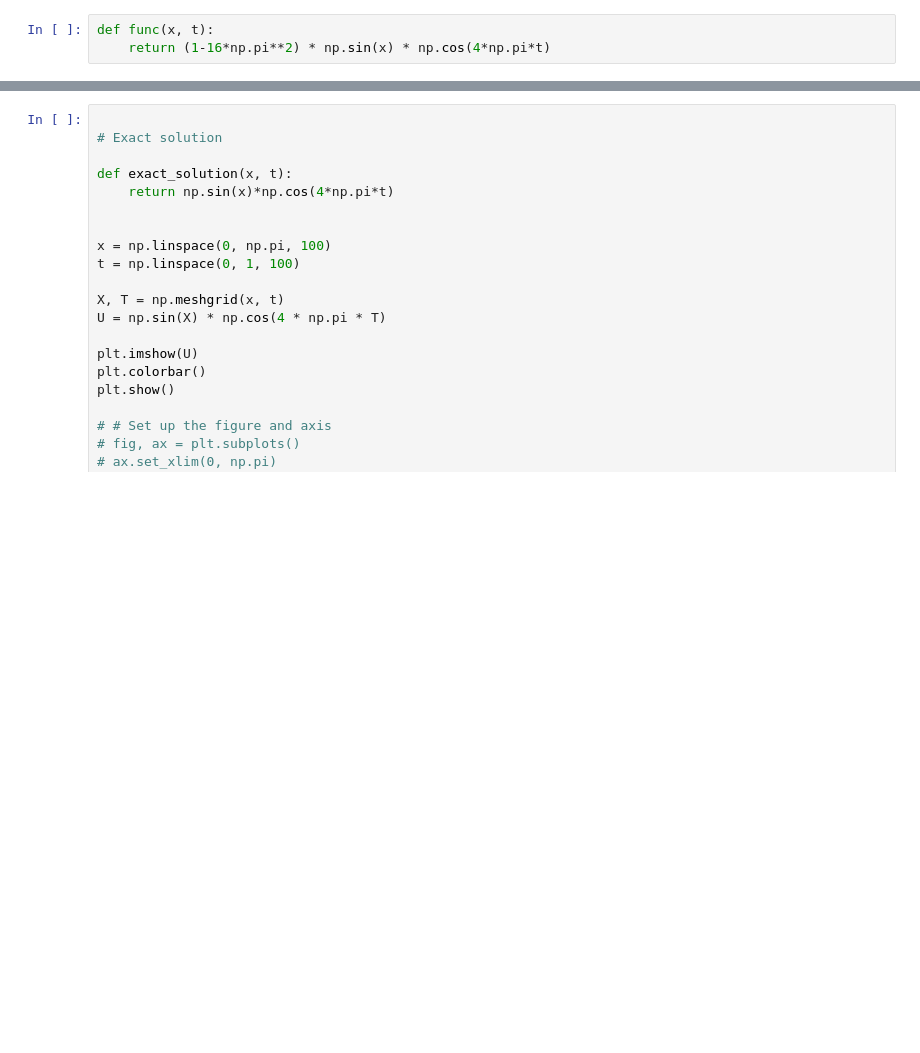
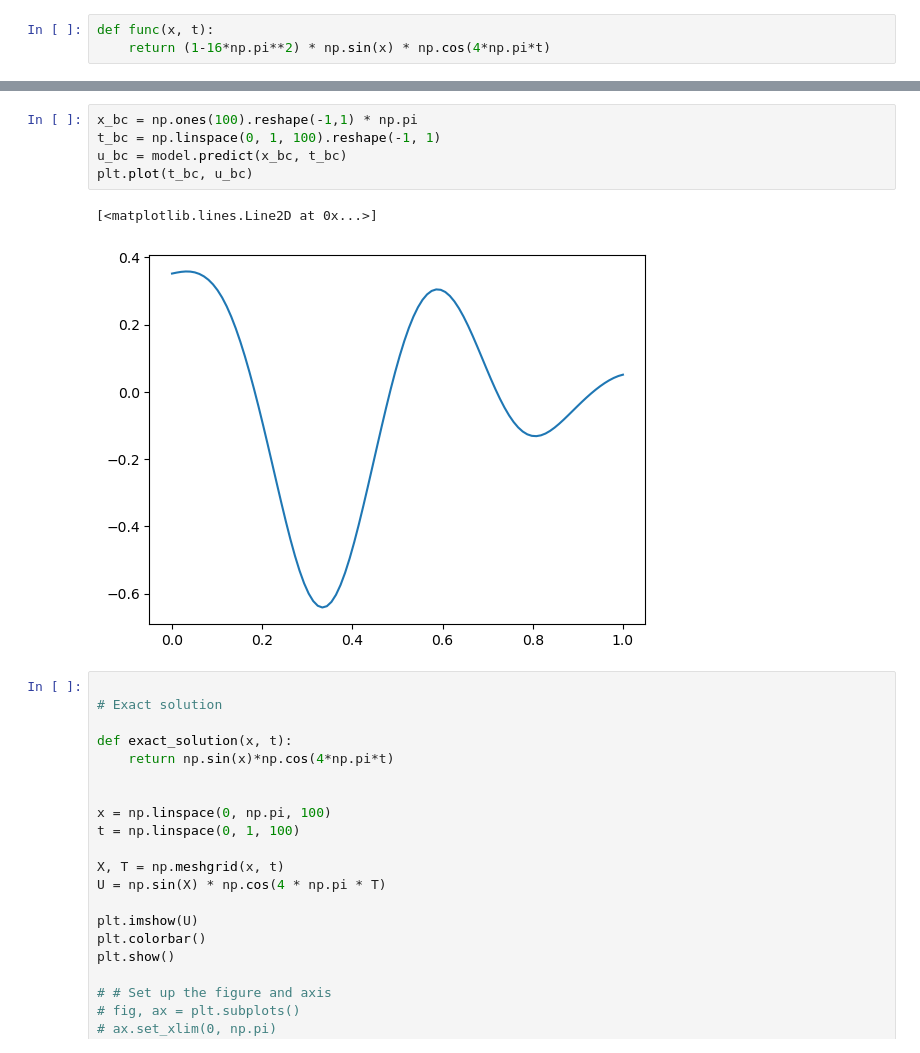
Before and after one commit to alleswe2k/PINNs, a Jupyter notebook: 1D_time_problem/time.ipynb, the cells around one changed output, grey strips where cells are left out. Drawn from its saved outputs; the diff is of its cells as text; blank space fills up the shorter version.

```diff
--- a/1D_time_problem/time.ipynb
+++ b/1D_time_problem/time.ipynb
@@ -287,3 +311,11 @@ KeyboardInterrupt:
+# %%
+x_bc = np.ones(100).reshape(-1,1) * np.pi
+t_bc = np.linspace(0, 1, 100).reshape(-1, 1)
+u_bc = model.predict(x_bc, t_bc)
+plt.plot(t_bc, u_bc)
+# %% [output]
+[<matplotlib.lines.Line2D at 0x...>]
+[figure, added]
 # %%
 
 # Exact solution
```
Also changed, not shown: parts of 17 cells of this notebook, 8 other files.
